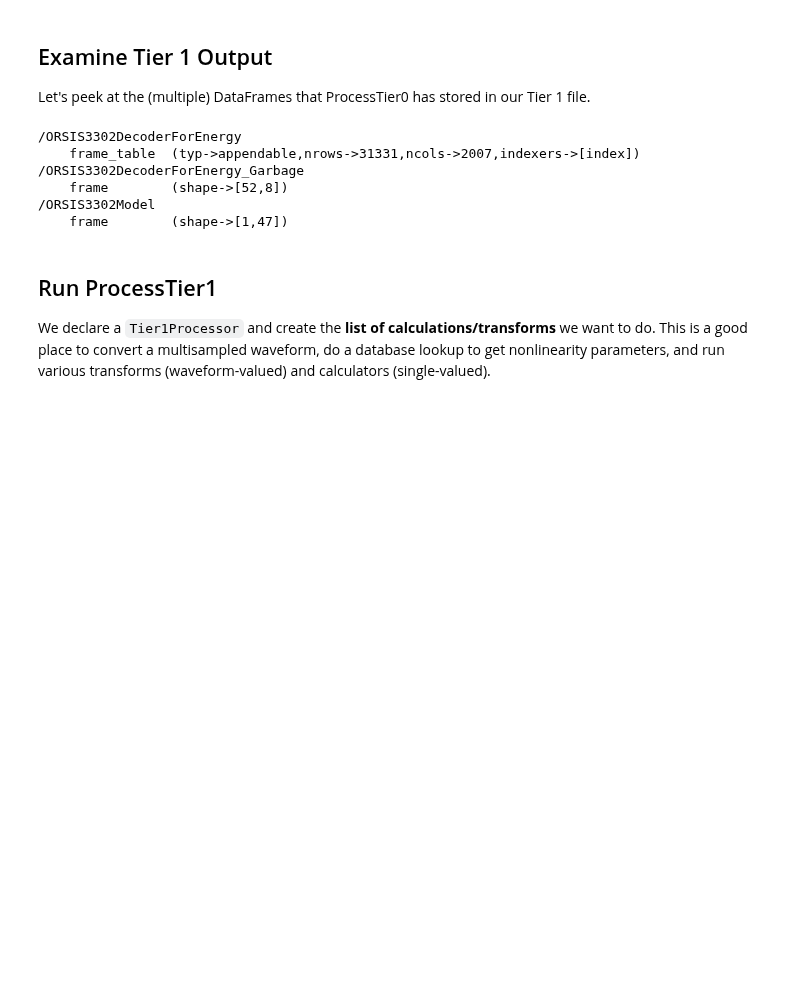
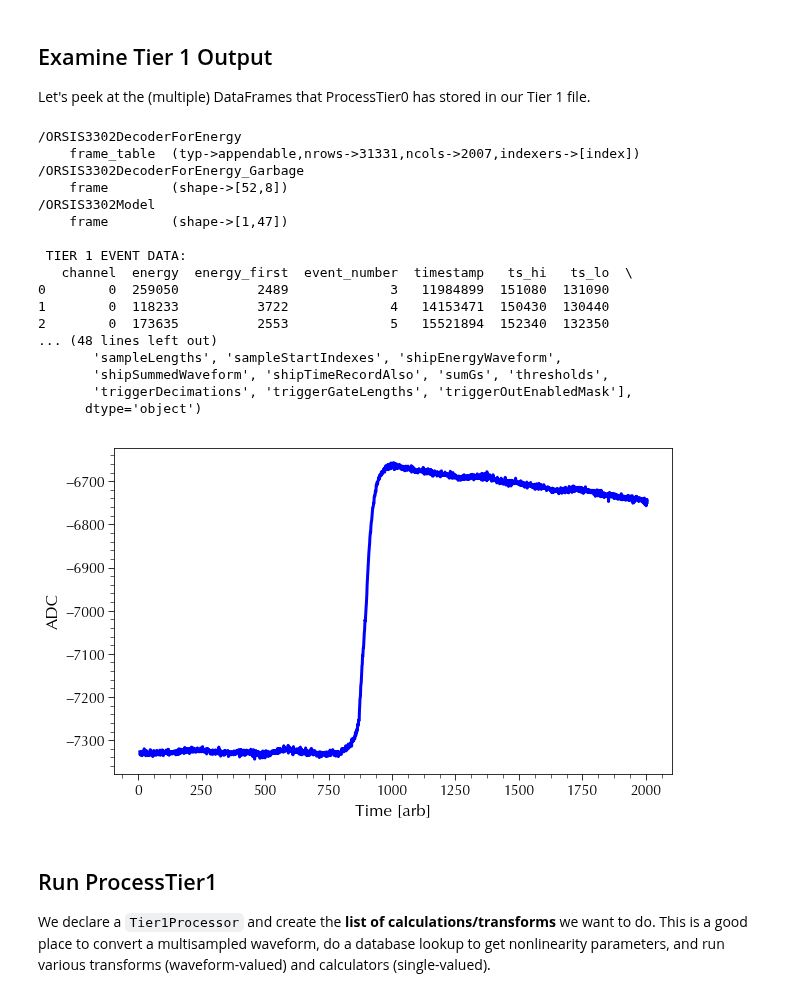
Before and after one commit to legend-exp/pygama, a Jupyter notebook: examples/pygama_demo.ipynb, the cells around one changed output. Drawn from its saved outputs; the diff is of its cells as text; code cells hidden in the pictures; blank space fills up the shorter version.

```diff
--- a/examples/pygama_demo.ipynb
+++ b/examples/pygama_demo.ipynb
@@ -103,20 +106,60 @@ Let's peek at the (multiple) DataFrames that ProcessTier0 has stored in our Tier
 # %%
 t1_file = glob.glob("{}/t1_run{}.h5".format(data_dir, run))[0]
 
 with pd.HDFStore(t1_file,'r') as store:
 
     for key in store.keys():
         s = store.get_storer(key)
         print(key, "\n   ", s)
 
-        # df = store.get(key) # careful, it can be a lot to load in RAM
+    df_tier1 = store.get("ORSIS3302DecoderForEnergy") # careful, it can be a lot to load in RAM
+
+    df_garbage = store.get("ORSIS3302DecoderForEnergy_Garbage")
+
+    df_metadata = store.get("ORSIS3302Model")
+
+
+    print("\n TIER 1 EVENT DATA:")
+    print(df_tier1.head())
+
+    print("\n TIER 1 GARBAGE DATA:")
+    print(df_garbage.head())
+
+    print("\n TIER 1 METADATA (DIGITIZER INFO):")
+    print(df_metadata.columns)
+
+
+    # grab a waveform
+    cols = df_tier1.columns.values
+    t_start = np.where(cols == 0)[0][0]
+    t_stop = len(cols)-1
+    wf = df_tier1.iloc[0, t_start:t_stop].values
+    ts = np.arange(0, len(wf), 1) + t_start
+
+    fig = plt.figure(figsize=(10,6))
+    plt.plot(ts, wf, '-b')
+    plt.xlabel("Time [arb]")
+    plt.ylabel("ADC")
+    plt.show()
 # %% [output]
 /ORSIS3302DecoderForEnergy
     frame_table  (typ->appendable,nrows->31331,ncols->2007,indexers->[index])
 /ORSIS3302DecoderForEnergy_Garbage
     frame        (shape->[52,8])
 /ORSIS3302Model
     frame        (shape->[1,47])
+
+ TIER 1 EVENT DATA:
+   channel  energy  energy_first  event_number  timestamp   ts_hi   ts_lo  \
+0        0  259050          2489             3   11984899  151080  131090
+1        0  118233          3722             4   14153471  150430  130440
+2        0  173635          2553             5   15521894  152340  132350
+... (48 lines left out)
+       'sampleLengths', 'sampleStartIndexes', 'shipEnergyWaveform',
+       'shipSummedWaveform', 'shipTimeRecordAlso', 'sumGs', 'thresholds',
+       'triggerDecimations', 'triggerGateLengths', 'triggerOutEnabledMask'],
+      dtype='object')
+[figure, added]
 # %% [markdown]
 ## Run ProcessTier1
 
```
Also changed, not shown: parts of 8 cells of this notebook, 10 other files.
